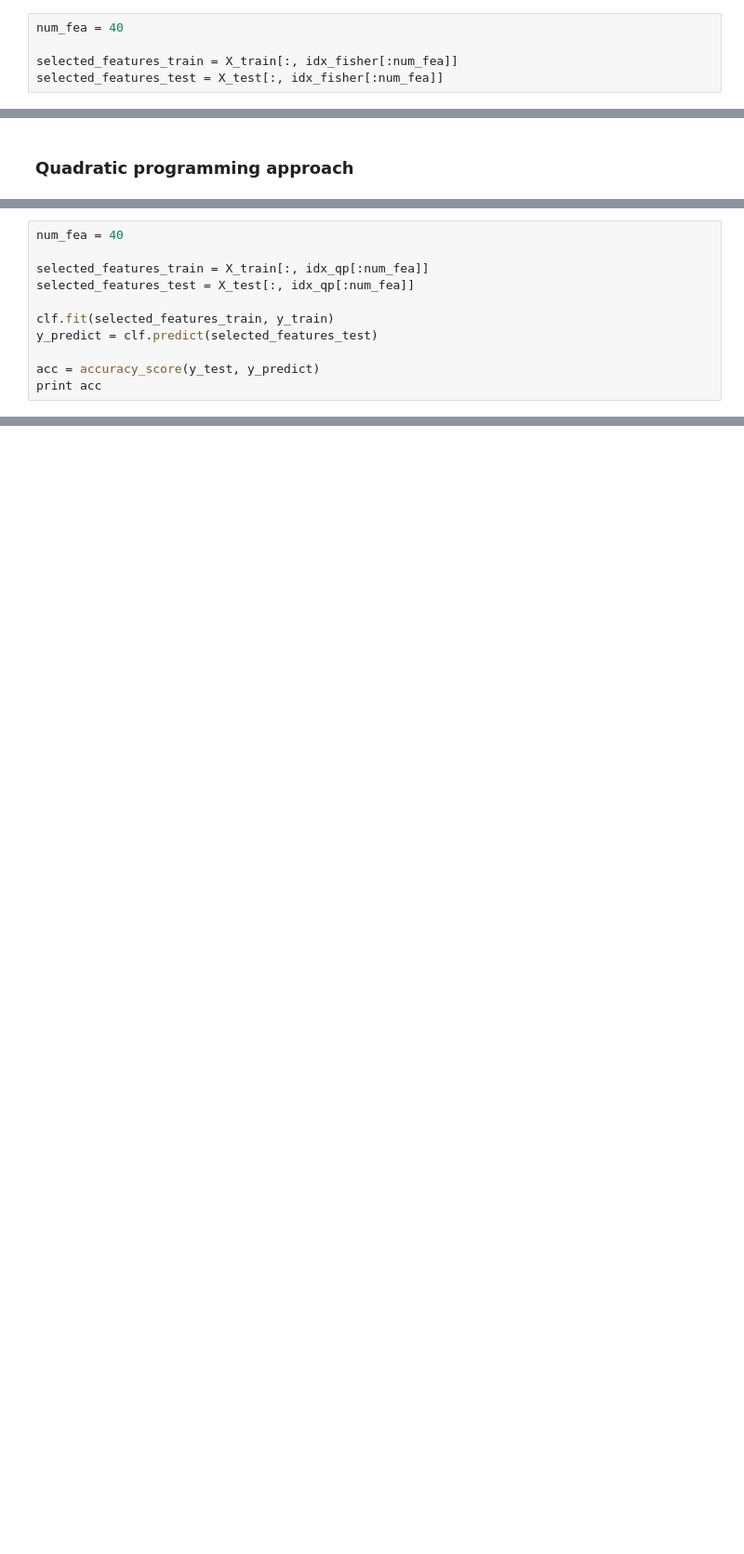
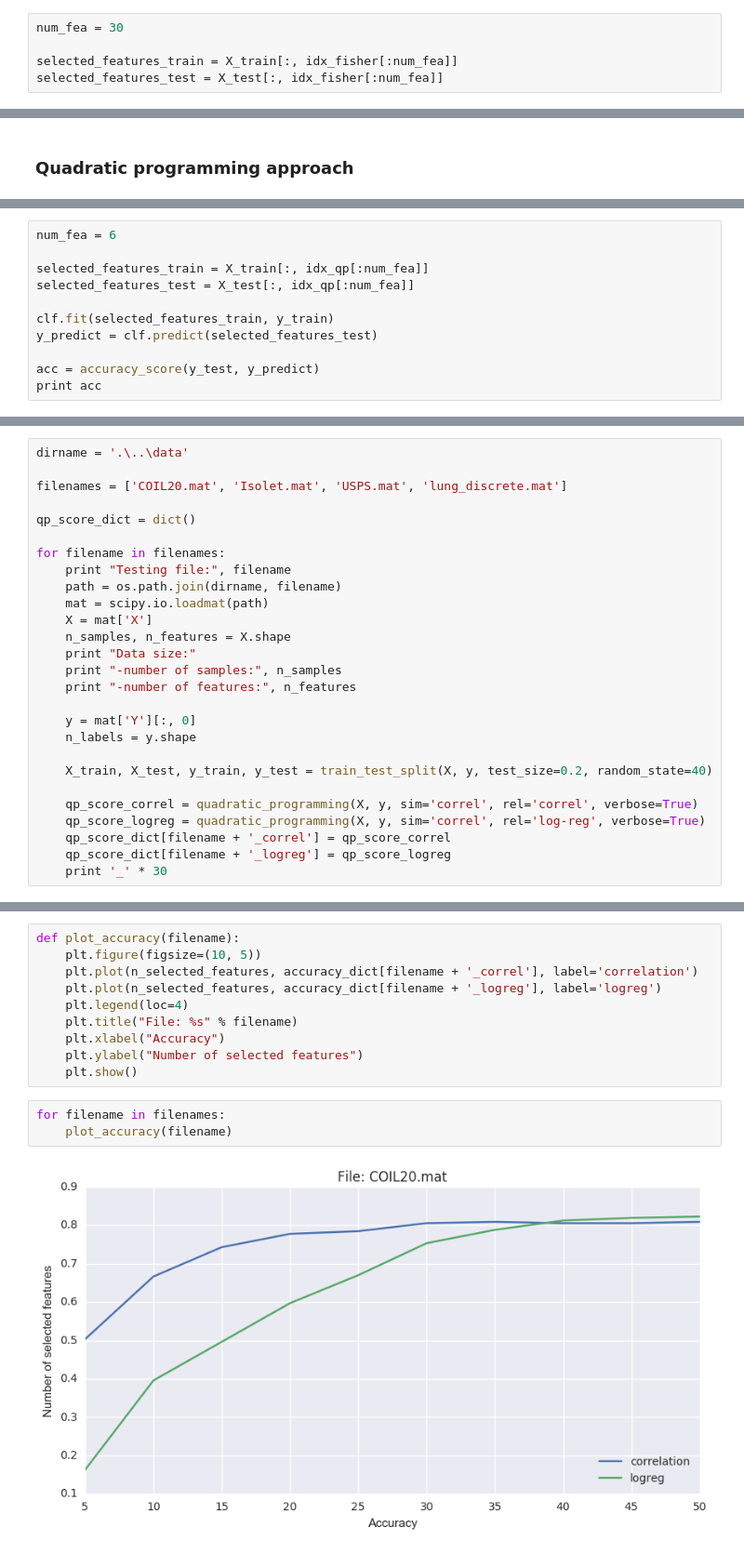
Before and after one commit to Intelligent-Systems-Phystech/2018-Isachenko-QPFSNewton, a Jupyter notebook: pycode/main.ipynb, the cells around one changed output, grey strips where cells are left out. Shown at 93% size. Cells and saved outputs as stored; diff of their text form; blank space fills up the shorter version.

```diff
--- a/pycode/main.ipynb
+++ b/pycode/main.ipynb
@@ -55,5 +57,5 @@ array([897,  97,  34,  65,  66])
 # %%
-num_fea = 40
+num_fea = 30
 
 selected_features_train = X_train[:, idx_fisher[:num_fea]]
 selected_features_test = X_test[:, idx_fisher[:num_fea]]
@@ -181,5 +202,5 @@ print idx_qp[-5:]
 # %%
-num_fea = 40
+num_fea = 6
 
 selected_features_train = X_train[:, idx_qp[:num_fea]]
 selected_features_test = X_test[:, idx_qp[:num_fea]]
@@ -193,0 +217,27 @@ print acc
+# %%
+dirname = '.\..\data'
+
+filenames = ['COIL20.mat', 'Isolet.mat', 'USPS.mat', 'lung_discrete.mat']
+
+qp_score_dict = dict()
+
+for filename in filenames:
+    print "Testing file:", filename
+    path = os.path.join(dirname, filename)
+    mat = scipy.io.loadmat(path)
+    X = mat['X']
+    n_samples, n_features = X.shape
+    print "Data size:"
+    print "-number of samples:", n_samples
+    print "-number of features:", n_features
+
+    y = mat['Y'][:, 0]
+    n_labels = y.shape
+
+    X_train, X_test, y_train, y_test = train_test_split(X, y, test_size=0.2, random_state=40)
+
+    qp_score_correl = quadratic_programming(X, y, sim='correl', rel='correl', verbose=True)
+    qp_score_logreg = quadratic_programming(X, y, sim='correl', rel='log-reg', verbose=True)
+    qp_score_dict[filename + '_correl'] = qp_score_correl
+    qp_score_dict[filename + '_logreg'] = qp_score_logreg
+    print '_' * 30
@@ -193,0 +311,15 @@ print acc
+# %%
+def plot_accuracy(filename):
+    plt.figure(figsize=(10, 5))
+    plt.plot(n_selected_features, accuracy_dict[filename + '_correl'], label='correlation')
+    plt.plot(n_selected_features, accuracy_dict[filename + '_logreg'], label='logreg')
+    plt.legend(loc=4)
+    plt.title("File: %s" % filename)
+    plt.xlabel("Accuracy")
+    plt.ylabel("Number of selected features")
+    plt.show()
+# %%
+for filename in filenames:
+    plot_accuracy(filename)
+# %% [output]
+[figure, added]
```
Also changed, not shown: parts of 17 cells of this notebook.
